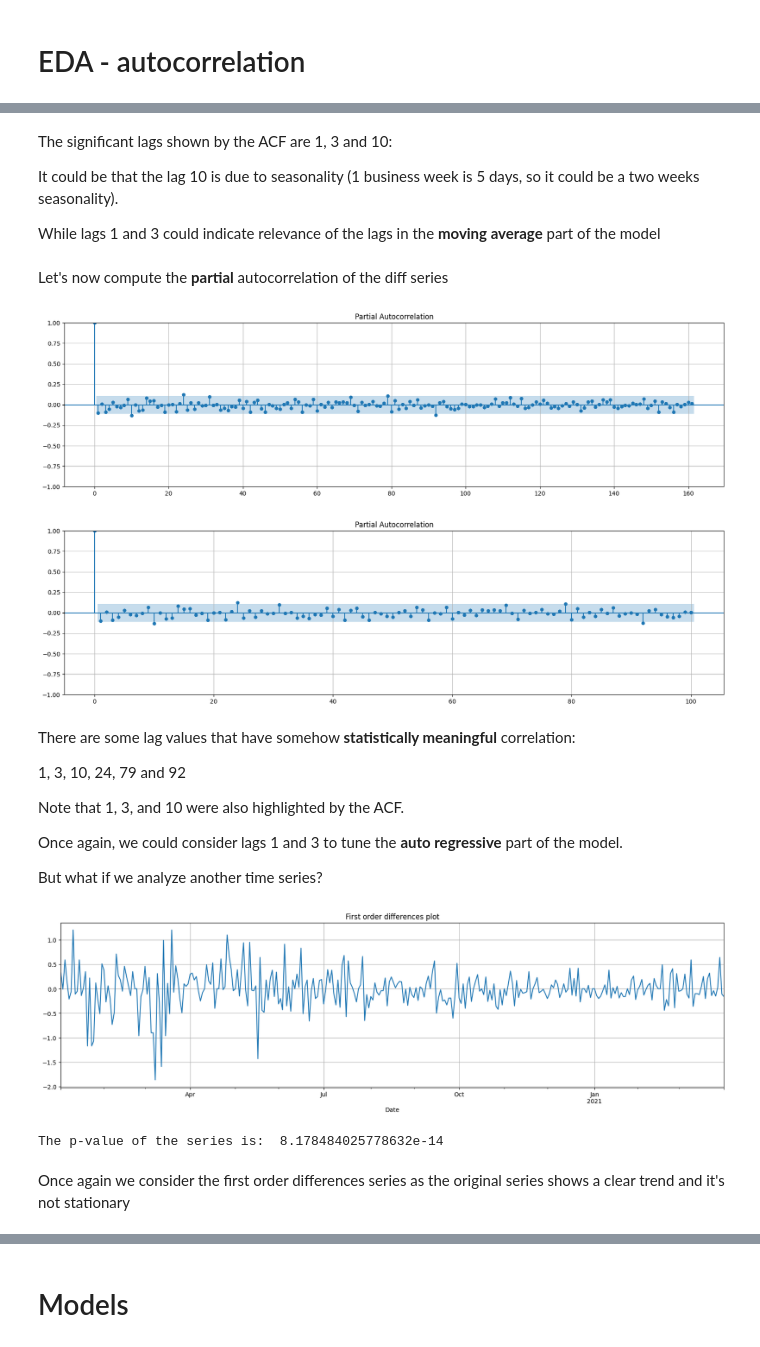
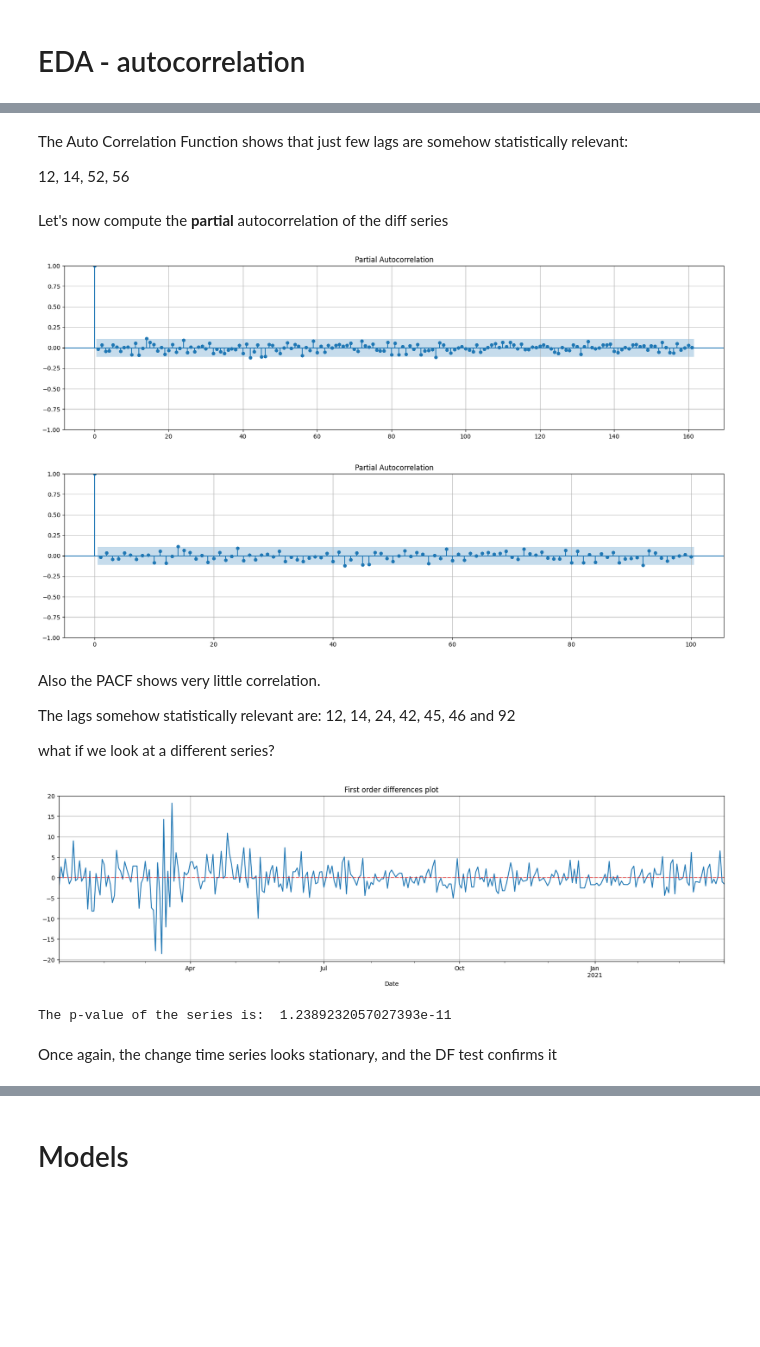
Before and after one commit to Ilvecho/Value-Investor, a Jupyter notebook: Project_5.ipynb, the cells around one changed output, grey strips where cells are left out. Saved outputs shown, nothing was run; the diff lists cells and outputs as text; code cells hidden in the pictures; blank space fills up the shorter version.

```diff
--- a/Project_5.ipynb
+++ b/Project_5.ipynb
@@ -26,3 +26,7 @@ Saving 2020Q1Q2Q3Q4-2021Q1 - Russia - Sberbank Rossii PAO (SBER).csv to 2020Q1Q2
 Saving 2020Q1Q2Q3Q4-2021Q1 - Argentina - Pampa Energia SA (PAMP).csv to 2020Q1Q2Q3Q4-2021Q1 - Argentina - Pampa Energia SA (PAMP).csv
 Saving 2020Q1Q2Q3Q4-2021Q1 - Brazil - Minerva SA_Brazil (BEEF3).csv to 2020Q1Q2Q3Q4-2021Q1 - Brazil - Minerva SA_Brazil (BEEF3).csv
 Saving 2020Q1Q2Q3Q4-2021Q1 - Colombia - Cementos Argos SA (CCB).csv to 2020Q1Q2Q3Q4-2021Q1 - Colombia - Cementos Argos SA (CCB).csv
+# %%
+tmp_data = pd.read_csv('2020Q1Q2Q3Q4-2021Q1 - Argentina - Pampa Energia SA (PAMP).csv')[:-1]
+test = tmp_data['Change %'].apply(lambda x: float(x.strip('%')))
+test
@@ -29,6 +46,7 @@ Saving 2020Q1Q2Q3Q4-2021Q1 - Colombia - Cementos Argos SA (CCB).csv to 2020Q1Q2Q
 # %%
 file_list = os.listdir('/content/')
-data = {}
+price = {}
+change = {}
 
 for filename in file_list:
   if filename.startswith('2020Q1'):
@@ -38,8 +56,10 @@ for filename in file_list:
     tmp_data.set_index('Date', inplace=True)
 
     try:
-      data[country] = tmp_data['Price'].astype(float).sort_index()
+      price[country] = tmp_data['Price'].astype(float).sort_index()
+      change[country] = tmp_data['Change %'].apply(lambda x: float(x.strip('%'))).sort_index()
     except:
       tmp_data['Price'] = tmp_data['Price'].apply(lambda x: x.replace(',', ''))
-      data[country] = tmp_data['Price'].astype(float).sort_index()
+      price[country] = tmp_data['Price'].astype(float).sort_index()
+      change[country] = tmp_data['Change %'].apply(lambda x: float(x.strip('%'))).sort_index()
 # %%
@@ -154,50 +166,44 @@ plt.show()
-# %% [markdown]
-The significant lags shown by the ACF are 1, 3 and 10:
-
-It could be that the lag 10 is due to seasonality (1 business week is 5 days, so it could be a two weeks seasonality).
-
-While lags 1 and 3 could indicate relevance of the lags in the **moving average** part of the model
+# %% [markdown]
+The Auto Correlation Function shows that just few lags are somehow statistically relevant:
+
+12, 14, 52, 56
 # %% [markdown]
 Let's now compute the **partial** autocorrelation of the diff series
 # %%
 plt.figure(figsize=(20, 5))
-sm.graphics.tsa.plot_pacf(diff_exp_data, lags=len(diff_exp_data)/2 -1, ax=plt.gca())
+sm.graphics.tsa.plot_pacf(exp_change, lags=len(exp_change)/2 -1, ax=plt.gca())
 plt.grid(True)
 plt.show()
 
 plt.figure(figsize=(20, 5))
-sm.graphics.tsa.plot_pacf(diff_exp_data, lags=100, ax=plt.gca())
+sm.graphics.tsa.plot_pacf(exp_change, lags=100, ax=plt.gca())
 plt.grid(True)
 plt.show()
 # %% [output]
-[figure, old version]
+[figure, new version]
-[figure, old version]
+[figure, new version]
-# %% [markdown]
-There are some lag values that have somehow **statistically meaningful** correlation:
-
-1, 3, 10, 24, 79 and 92
-
-Note that 1, 3, and 10 were also highlighted by the ACF.
-
-Once again, we could consider lags 1 and 3 to tune the **auto regressive** part of the model.
-
-But what if we analyze another time series?
+# %% [markdown]
+Also the PACF shows very little correlation.
+
+The lags somehow statistically relevant are:
+12, 14, 24, 42, 45, 46 and 92
+
+what if we look at a different series?
 # %%
-exp_data = data['Brazil']
-exp_data = exp_data.asfreq('b')
-exp_data = exp_data.fillna(method='ffill')
+exp_change = change['Brazil']
+exp_change = exp_change.asfreq('b')
+exp_change = exp_change.fillna(method='ffill')
 
-diff_exp_data = exp_data.diff().dropna()
-
-diff_exp_data.plot(figsize=(20,5), title=f'First order differences plot', grid='on')
+exp_change.plot(figsize=(20,5), title=f'First order differences plot', grid='on')
+plt.axhline(y=exp_change.mean(), color='red',  alpha=0.5, linestyle='--')
 plt.show()
 
-results = adfuller(diff_exp_data)
+results = adfuller(exp_change)
 print('The p-value of the series is: ', results[1])
 # %% [output]
-[figure, old version]
+[figure, new version]
-The p-value of the series is:  8.178484025778632e-14
+The p-value of the series is:  1.2389232057027393e-11
-# %% [markdown]
-Once again we consider the first order differences series as the original series shows a clear trend and it's not stationary
+# %% [markdown]
+Once again, the change time series looks stationary, and the DF test confirms it
 # %%
 plt.figure(figsize=(20, 5))
```
Also changed, not shown: parts of 52 cells of this notebook.
